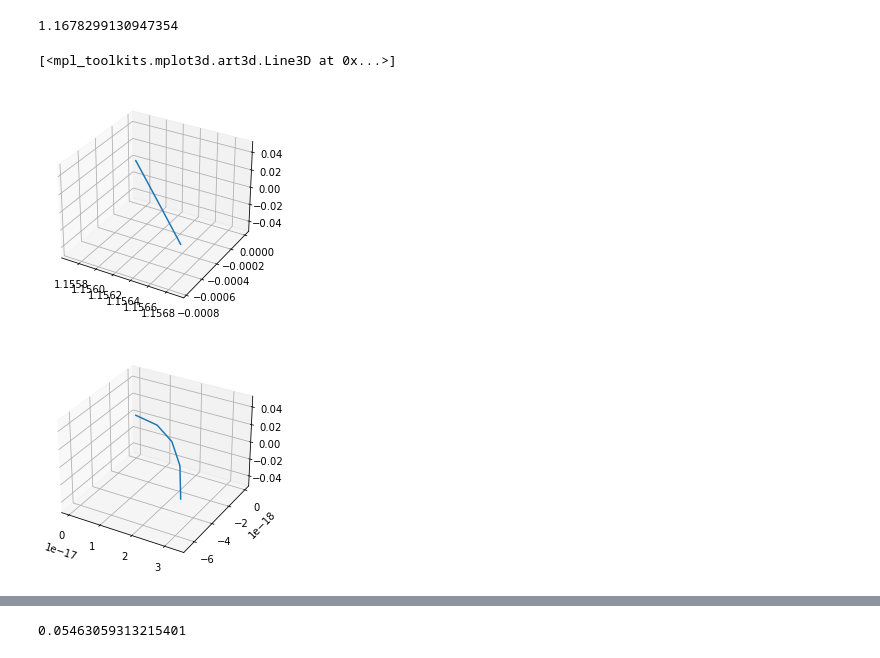
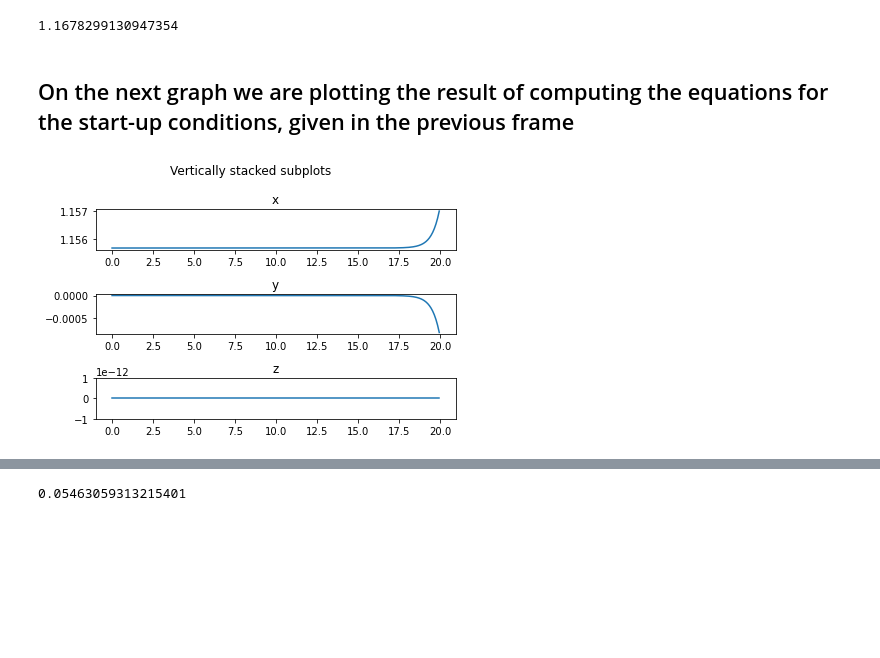
Before and after one commit to dklim11/Libration-points, a Jupyter notebook: FindOrbit.ipynb, the cells around one changed output, grey strips where cells are left out. Cells and saved outputs as stored; diff of their text form; code cells hidden in the pictures; blank space fills up the shorter version.

```diff
--- a/FindOrbit.ipynb
+++ b/FindOrbit.ipynb
@@ -93,21 +97,18 @@ solution = sci.solve_ivp(lambda t, r: ode(t, r, param), (time.begin, time.end),
 
 r_sol = solution.y.T
-# %%
-from mpl_toolkits.mplot3d import Axes3D
-
-fig = plt.figure()
-ax = fig.add_subplot(111, projection = '3d')
-ax.plot(r_sol[:, 0], r_sol[:, 1], r_sol[:, 2], label='parametric curve')
-#plt.ticklabel_format(useOffset = False)
-# %% [output]
-[<mpl_toolkits.mplot3d.art3d.Line3D at 0x...>]
-[figure, removed]
-# %%
-#Acceleration
-
-fig2 = plt.figure()
-ax2 = fig2.add_subplot(111, projection = '3d')
-ax2.plot(r_sol[:5, 3], r_sol[:5, 4], r_sol[:5, 5], label='parametric curve')
-plt.ticklabel_format(useOffset = False)
-# %% [output]
-[figure, removed]
+# %% [markdown]
+## On the next graph we are plotting the result of computing the equations for the start-up conditions, given in the previous frame
+# %%
+fig, axs = plt.subplots(3)
+fig.suptitle('Vertically stacked subplots')
+axs[0].plot(t_sol, r_sol[:, 0])
+axs[0].set_title("x")
+axs[1].plot(t_sol, r_sol[:, 1])
+axs[1].set_title("y")
+axs[2].plot(t_sol, r_sol[:, 2])
+axs[2].set_title("z")
+
+plt.ylim(-1e-12, 1e-12)
+plt.tight_layout()
+# %% [output]
+[figure, added]
```
Also changed, not shown: parts of 10 cells of this notebook.
